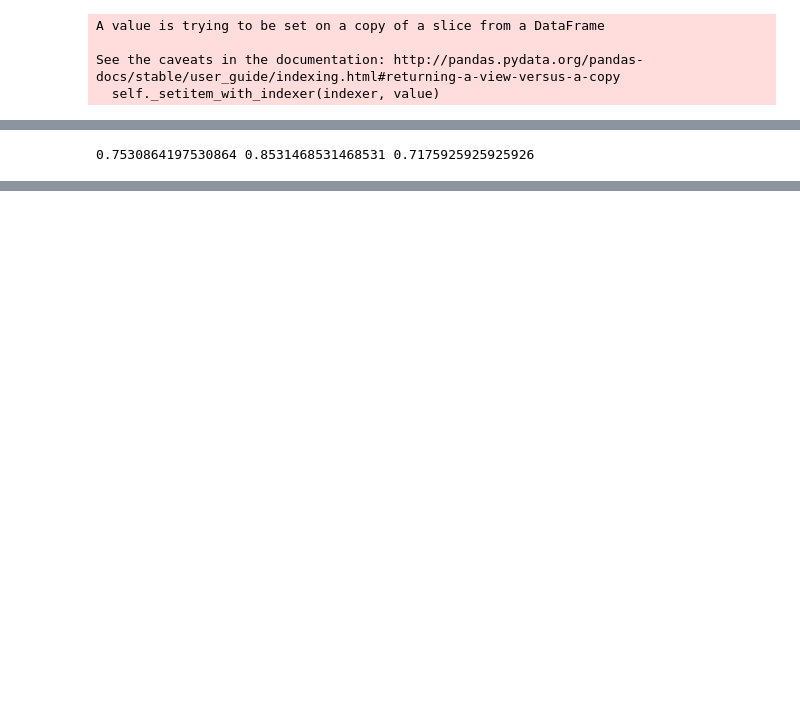
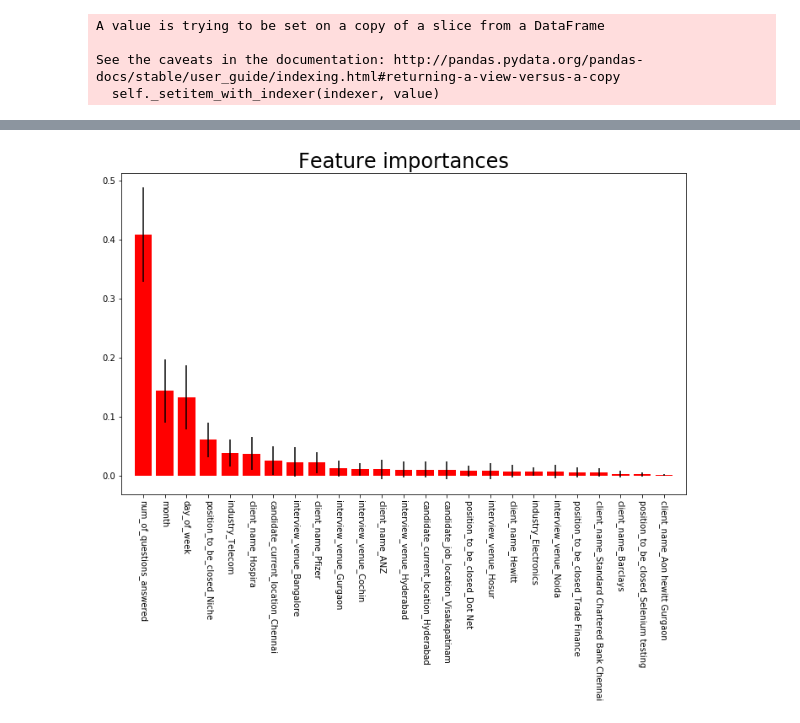
Before and after one commit to alecjonas/predicting-india-interview-attendance, a Jupyter notebook: notebooks/interview.ipynb, the cells around one changed output, grey strips where cells are left out. Cells and saved outputs as stored; diff of their text form; code cells hidden in the pictures; blank space fills up the shorter version.

```diff
--- a/notebooks/interview.ipynb
+++ b/notebooks/interview.ipynb
@@ -163,6 +188,2 @@ memory usage: 109.6+ KB
 # %%
-X = pd.get_dummies(X)
-
-y = X['observed_attendance']
-X = X.drop(columns = ['observed_attendance', 'expected_attendance'])
 X_train, X_test, y_train, y_test = train_test_split(X, y, test_size=0.2, random_state=42)
@@ -185,8 +196,19 @@ random_forest_grid = {'max_depth': [3, None],
                         'n_estimators': [10, 20, 40, 80],
                         'random_state': [1]}
 
-model_gridsearch = GridSearchCV(RandomForestClassifier(),
+rf_model_gridsearch = GridSearchCV(RandomForestClassifier(),
                                     random_forest_grid,
                                     n_jobs=-1,
                                     verbose=True,
                                     scoring='neg_mean_squared_error')
+
+rf_model_gridsearch.fit(X_train, y_train)
+rf_best_params = rf_model_gridsearch.best_params_
+rf_model_best = rf_model_gridsearch.best_estimator_
+#rf_model_best.score(X_train, y_train)
+
+rf_y_preds = rf_model_best.predict(X_test)
+rf_precision = precision_score(y_test, rf_y_preds)
+rf_recall = recall_score(y_test, rf_y_preds)
+rf_accuracy = accuracy_score(y_test, rf_y_preds)
+print(rf_precision, rf_recall, rf_accuracy)
@@ -225,39 +222,33 @@ best_params
-# %%
-y_preds = model_best.predict(X_test)
-precision = precision_score(y_test, y_preds)
-recall = recall_score(y_test, y_preds)
-accuracy = accuracy_score(y_test, y_preds)
-print(precision, recall, accuracy)
-# %% [output]
-0.7530864197530864 0.8531468531468531 0.7175925925925926
 # %%
-    #Feature Importance
-    importances = model_best.feature_importances_
-    std = np.std([tree.feature_importances_ for tree in model_best.estimators_],
-                 axis=0)
-    indices = np.argsort(importances)[::-1]
+#Feature Importance
+importances = rf_model_best.feature_importances_
+std = np.std([tree.feature_importances_ for tree in rf_model_best.estimators_],axis=0)
+indices = np.argsort(importances)[::-1]
 
-    # Print the feature ranking
-    print("Feature ranking:")
+# Print the feature ranking
+print("Feature ranking:")
 
-    for f in range(X.shape[1]):
-        print("%d. feature %d (%f)" % (f + 1, indices[f], importances[indices[f]]))
+for f in range(X.shape[1]):
+    print("%d. feature %d (%f)" % (f + 1, indices[f], importances[indices[f]]))
 
-    print('------------------------------')
-    print('Feature headers:')
+print('------------------------------')
+print('Feature headers:')
 
-    headers = list(X.columns.values)
-    for idx, val in enumerate(headers):
-        print(f'feature {idx}:', val)
+headers = list(X.columns.values)
+for idx, val in enumerate(headers):
+    print(f'feature {idx}:', val)
 
-    # Plot the feature importances of the forest
-    #plt.figure(figsize = (12,7))
-    #plt.title("Feature importances", size=24)
-    #plt.bar(range(X.shape[1]), importances[indices],
-           #color="r", yerr=std[indices], align="center")
-    #plt.xticks(range(X.shape[1]), headers, rotation=45)
-    #plt.xlim([-1, X.shape[1]])
-    #plt.savefig('feature_importance.png')
-    #plt.show()
+headers_reordered_lst=[]
+for i in indices:
+    headers_reordered_lst.append(headers[i])
+
+# Plot the feature importances of the forest
+plt.figure(figsize = (12,7))
+plt.title("Feature importances", size=24)
+plt.bar(range(X.shape[1]), importances[indices],color="r", yerr=std[indices], align="center")
+plt.xticks(range(X.shape[1]), headers_reordered_lst, rotation=270)
+plt.xlim([-1, X.shape[1]])
+plt.savefig('../images/feature_importance.png')
+plt.show()
 # %% [output]
 Feature ranking:
@@ -279,0 +271 @@ feature 58: interview_venue_Noida
+[figure, added]
```
Also changed, not shown: parts of 23 cells of this notebook, 9 other files.
